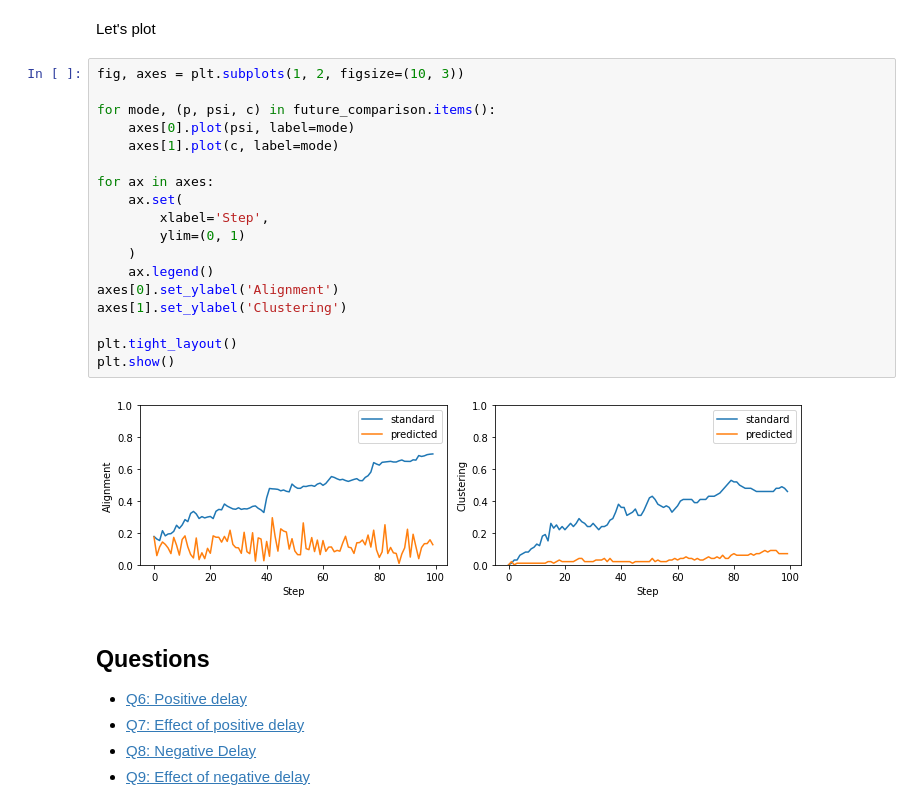
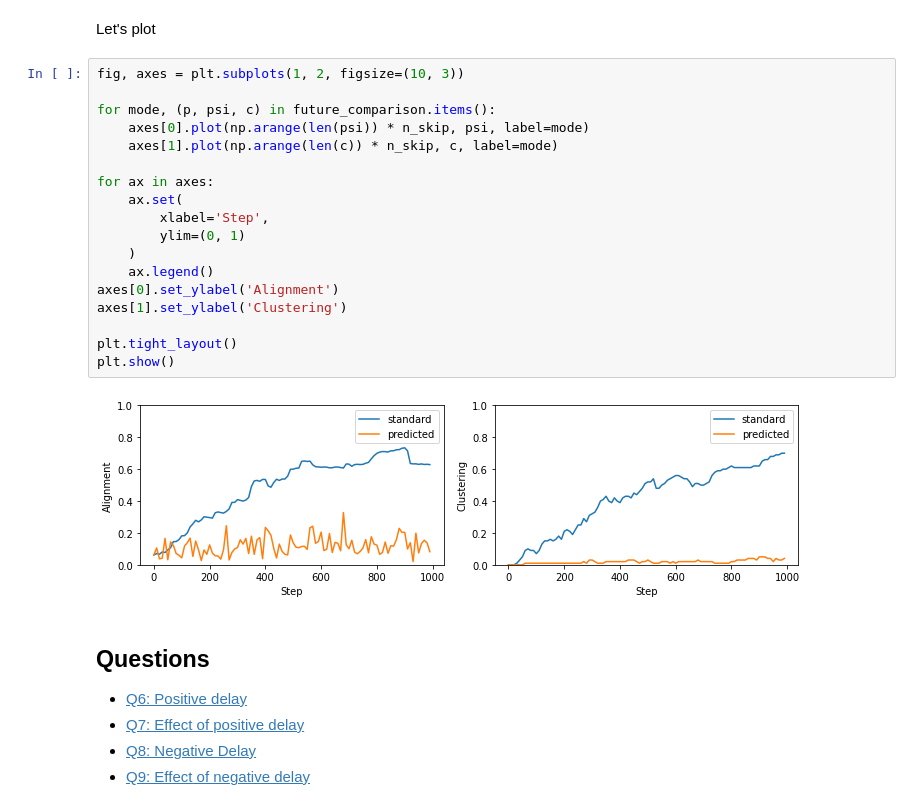
Before and after one commit to FFR120-FYM119/FFR120-FYM119-course, a Jupyter notebook: Ch08_vicsek_model/ec08_2_delayed_vicsek_model/delayed_vicsek_model.ipynb, the cells around one changed output. Saved outputs shown, nothing was run; the diff lists cells and outputs as text.

```diff
--- a/Ch08_vicsek_model/ec08_2_delayed_vicsek_model/delayed_vicsek_model.ipynb
+++ b/Ch08_vicsek_model/ec08_2_delayed_vicsek_model/delayed_vicsek_model.ipynb
@@ -392,23 +392,23 @@ Let's plot
 # %%
 fig, axes = plt.subplots(1, 2, figsize=(10, 3))
 
 for mode, (p, psi, c) in future_comparison.items():
-    axes[0].plot(psi, label=mode)
-    axes[1].plot(c, label=mode)
+    axes[0].plot(np.arange(len(psi)) * n_skip, psi, label=mode)
+    axes[1].plot(np.arange(len(c)) * n_skip, c, label=mode)
 
 for ax in axes:
     ax.set(
         xlabel='Step',
         ylim=(0, 1)
     )
     ax.legend()
 axes[0].set_ylabel('Alignment')
 axes[1].set_ylabel('Clustering')
 
 plt.tight_layout()
 plt.show()
 # %% [output]
-[figure, old version]
+[figure, new version]
 # %% [markdown]
 <a id="questions"></a>
 ## Questions
```
Also changed, not shown: parts of 8 cells of this notebook.
